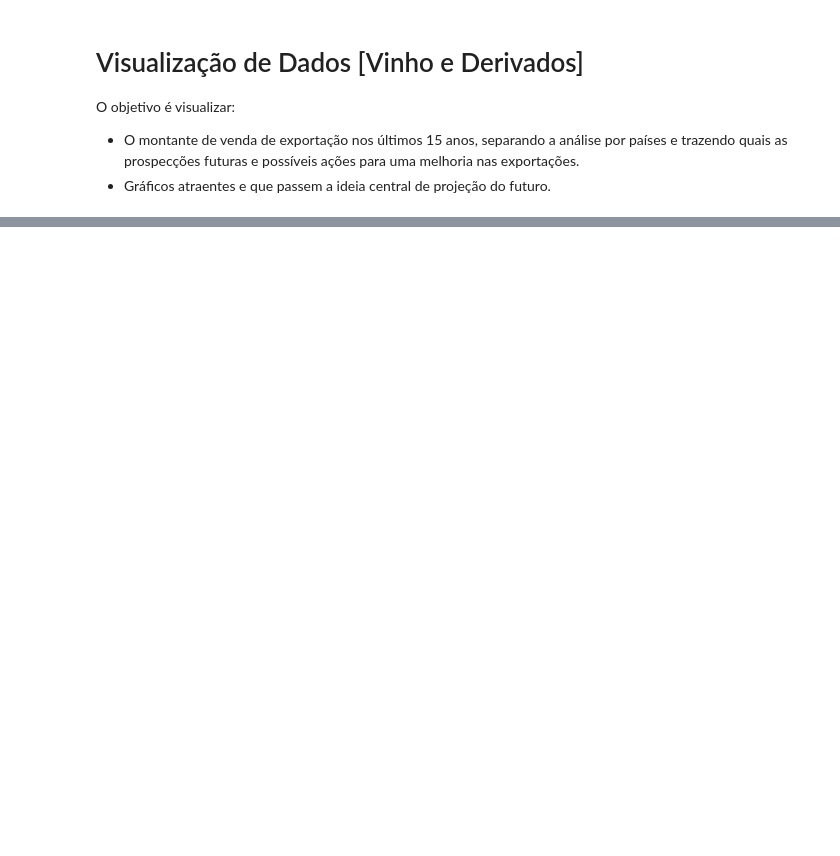
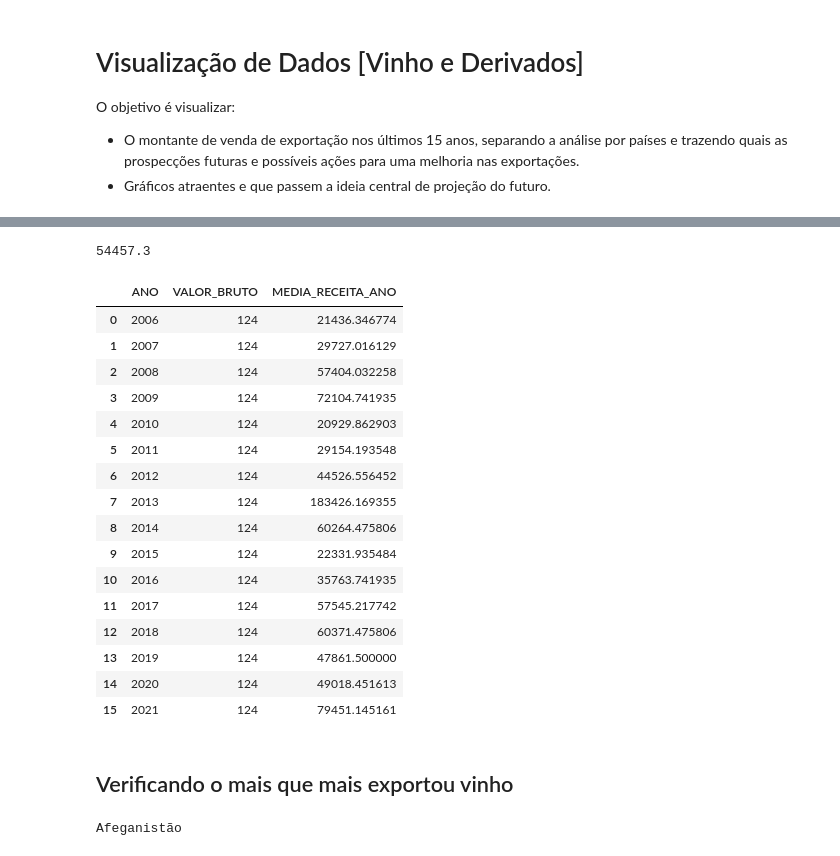
Before and after one commit to annamatias/datavisualization, a Jupyter notebook: vinicola/dash_vinicola.ipynb, the cells around one changed output, grey strips where cells are left out. Drawn from its saved outputs; the diff is of its cells as text; code cells hidden in the pictures; blank space fills up the shorter version.

```diff
--- a/vinicola/dash_vinicola.ipynb
+++ b/vinicola/dash_vinicola.ipynb
@@ -37,0 +194,4 @@ producao_vinhos()
+# %%
+df_exportacao = exportacao()
+df_exportacao = df_exportacao.loc[df_exportacao["ANO"] >= 2006]
+df_exportacao
@@ -37,0 +235,34 @@ producao_vinhos()
+# %%
+print(round(df_media_expo["MEDIA_RECEITA_ANO"].mean(), 2))
+# %% [output]
+54457.3
+# %%
+df_exportacao.groupby('ANO').agg(VALOR_BRUTO=('VALOR_US', 'count'), MEDIA_RECEITA_ANO=('VALOR_US', 'mean')).reset_index()
+# %% [output]
+|  | ANO | VALOR_BRUTO | MEDIA_RECEITA_ANO |
+| 0 | 2006 | 124 | 21436.346774 |
+| 1 | 2007 | 124 | 29727.016129 |
+| 2 | 2008 | 124 | 57404.032258 |
+| 3 | 2009 | 124 | 72104.741935 |
+| 4 | 2010 | 124 | 20929.862903 |
+| 5 | 2011 | 124 | 29154.193548 |
+| 6 | 2012 | 124 | 44526.556452 |
+| 7 | 2013 | 124 | 183426.169355 |
+| 8 | 2014 | 124 | 60264.475806 |
+| 9 | 2015 | 124 | 22331.935484 |
+| 10 | 2016 | 124 | 35763.741935 |
+| 11 | 2017 | 124 | 57545.217742 |
+| 12 | 2018 | 124 | 60371.475806 |
+| 13 | 2019 | 124 | 47861.500000 |
+| 14 | 2020 | 124 | 49018.451613 |
+| 15 | 2021 | 124 | 79451.145161 |
+# %% [markdown]
+## Verificando o mais que mais exportou vinho
+# %%
+contagem = df_exportacao['País'].value_counts()
+
+maior_ocorrencia = contagem.idxmax()
+
+print(maior_ocorrencia)
+# %% [output]
+Afeganistão
```
Also changed, not shown: parts of 35 cells of this notebook, 1 other file.
